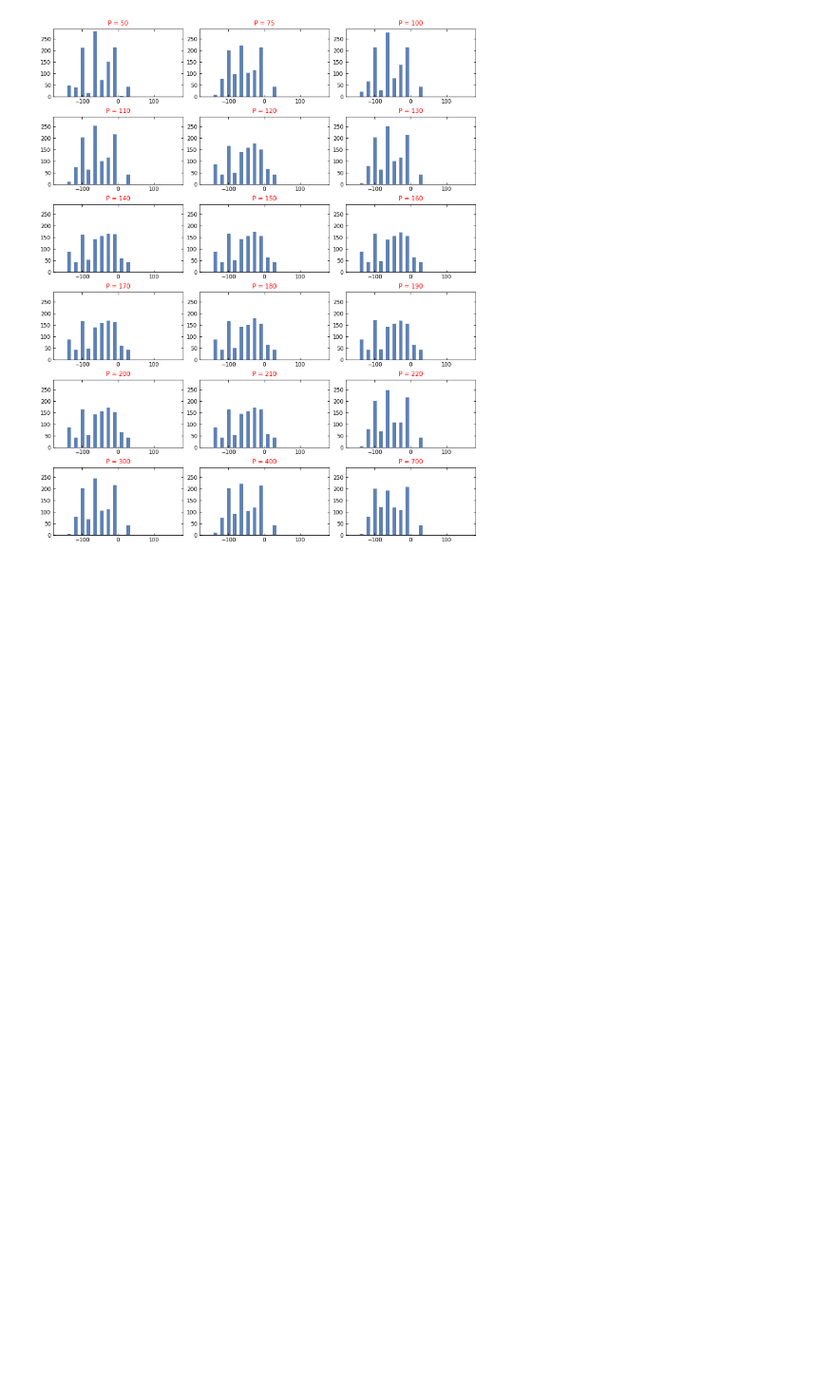
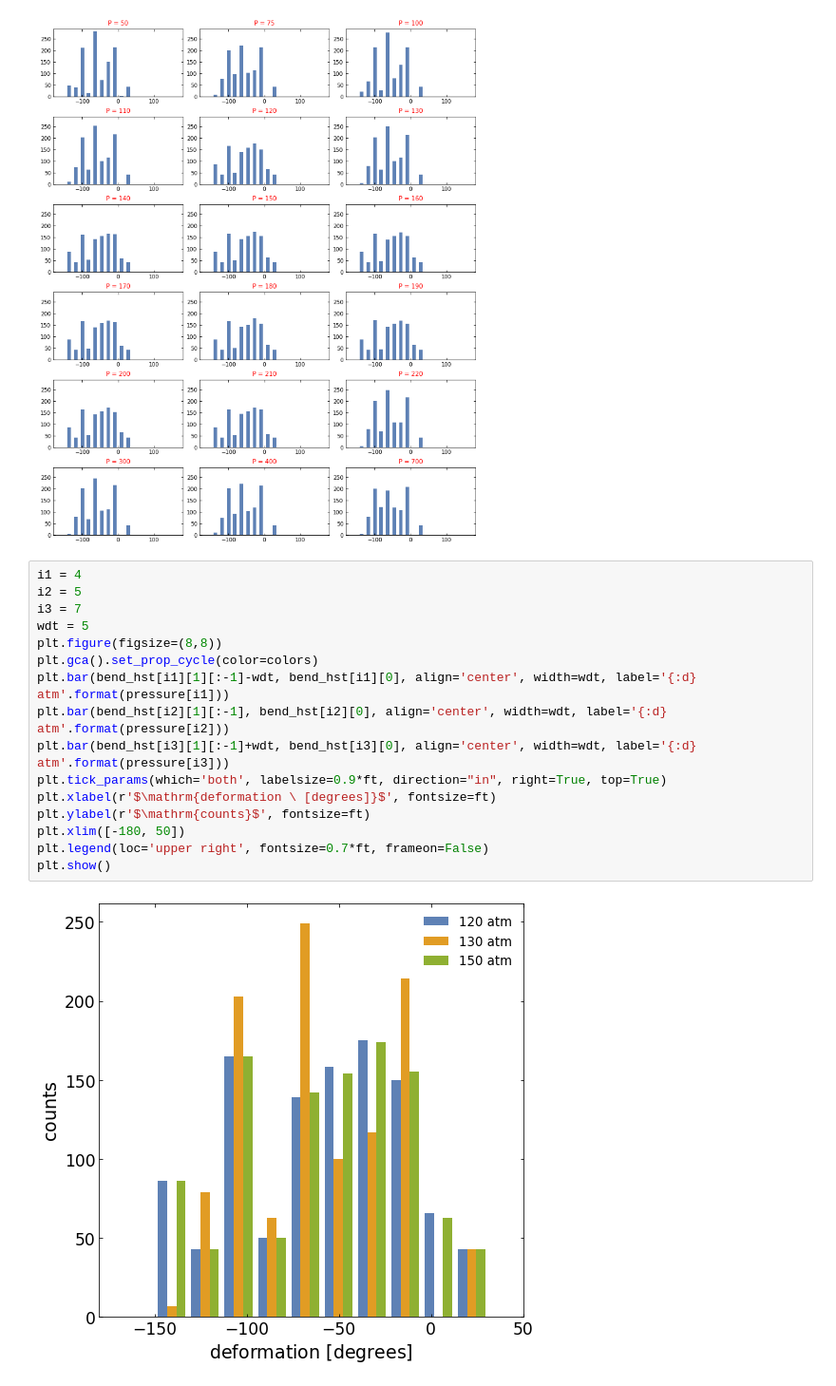
Before and after one commit to profesorperez/asphaltene_depressurization, a Jupyter notebook: asphaltene_deformations.ipynb, the cells around one changed output. Shown at 95% size. Saved outputs shown, nothing was run; the diff lists cells and outputs as text; blank space fills up the shorter version.

```diff
--- a/asphaltene_deformations.ipynb
+++ b/asphaltene_deformations.ipynb
@@ -484,3 +491,21 @@ for nn, ax in enumerate(axs.flatten()):
 plt.show()
 # %% [output]
 [figure]
+# %%
+i1 = 4
+i2 = 5
+i3 = 7
+wdt = 5
+plt.figure(figsize=(8,8))
+plt.gca().set_prop_cycle(color=colors)
+plt.bar(bend_hst[i1][1][:-1]-wdt, bend_hst[i1][0], align='center', width=wdt, label='{:d} atm'.format(pressure[i1]))
+plt.bar(bend_hst[i2][1][:-1], bend_hst[i2][0], align='center', width=wdt, label='{:d} atm'.format(pressure[i2]))
+plt.bar(bend_hst[i3][1][:-1]+wdt, bend_hst[i3][0], align='center', width=wdt, label='{:d} atm'.format(pressure[i3]))
+plt.tick_params(which='both', labelsize=0.9*ft, direction="in", right=True, top=True)
+plt.xlabel(r'$\mathrm{deformation \ [degrees]}$', fontsize=ft)
+plt.ylabel(r'$\mathrm{counts}$', fontsize=ft)
+plt.xlim([-180, 50])
+plt.legend(loc='upper right', fontsize=0.7*ft, frameon=False)
+plt.show()
+# %% [output]
+[figure, added]
```
Also changed, not shown: parts of 8 cells of this notebook.
